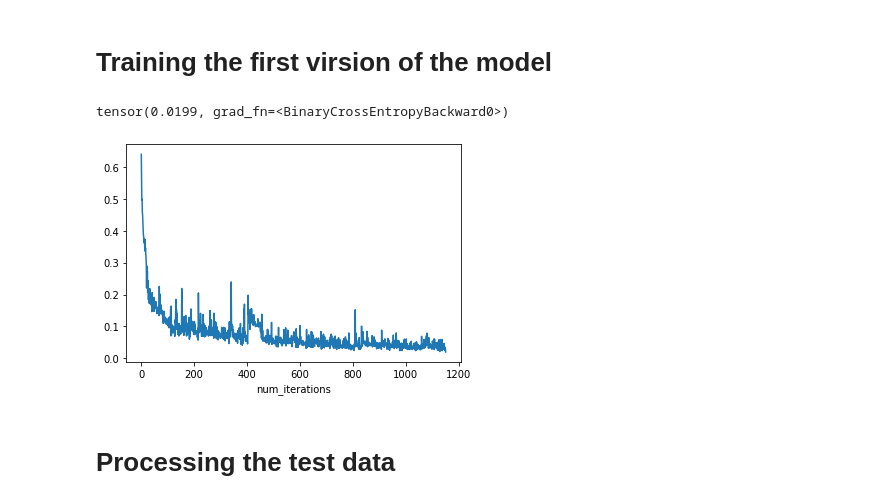
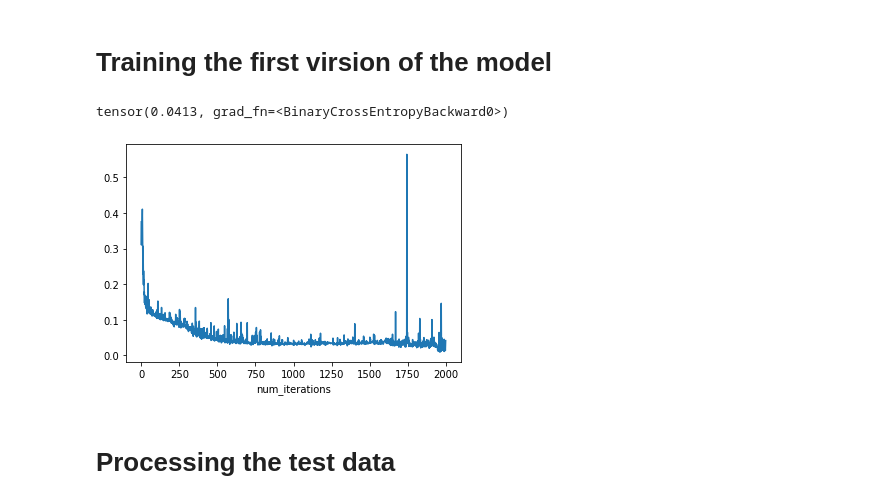
Before and after one commit to maryamosama217/ass4, a Jupyter notebook: titianic.ipynb, the cells around one changed output. Saved outputs shown, nothing was run; the diff lists cells and outputs as text; code cells hidden in the pictures.

```diff
--- a/titianic.ipynb
+++ b/titianic.ipynb
@@ -51,10 +51,9 @@ trainloader=DataLoader(dataset,batch_size=100,shuffle=False)
 class Model(nn.Module):
     def __init__(self):
         super(Model,self).__init__()
-        self.NN=nn.Sequential(nn.Linear(23,100),nn.ReLU(),
-                              nn.Linear(100,10),nn.ReLU(),
-                              nn.Linear(10,10),nn.ReLU(),
-                              nn.Linear(10,10),nn.ReLU(),
+        self.NN=nn.Sequential(nn.Linear(23,50),nn.Tanh(),
+                              nn.Linear(50,100),nn.Tanh(),
+                              nn.Linear(100,10),nn.Tanh(),
                               nn.Linear(10,1),nn.Sigmoid())
     def forward(self,x):
         yhat=self.NN(torch.Tensor(x))
@@ -64,29 +63,28 @@ class Model(nn.Module):
 # %%
 from tqdm import tqdm
 model=Model()
 torch.manual_seed(1)
 criterion=nn.BCELoss()
 losses=[]
 num_iterations=2000
 optimizer=optim.Adam(model.parameters(),lr=0.005)
 loss=0
 for i in tqdm(range(num_iterations)):
     for x,y in trainloader:
         yhat=model(x)
         loss=criterion(yhat,y)
         optimizer.zero_grad()
         loss.backward()
         optimizer.step()
     losses.append(loss)
-    if loss<=0.02:
+    if loss<=0.005:
         break
 plt.plot(torch.tensor(losses).numpy())
 plt.xlabel('num_iterations')
-#plt.plot(lrs)
 print(losses[-1])
 # %% [output]
-tensor(0.0199, grad_fn=<BinaryCrossEntropyBackward0>)
+tensor(0.0413, grad_fn=<BinaryCrossEntropyBackward0>)
-[figure, old version]
+[figure, new version]
 # %% [markdown]
 # Processing the test data
 # %%
```
Also changed, not shown: parts of 10 cells of this notebook.
